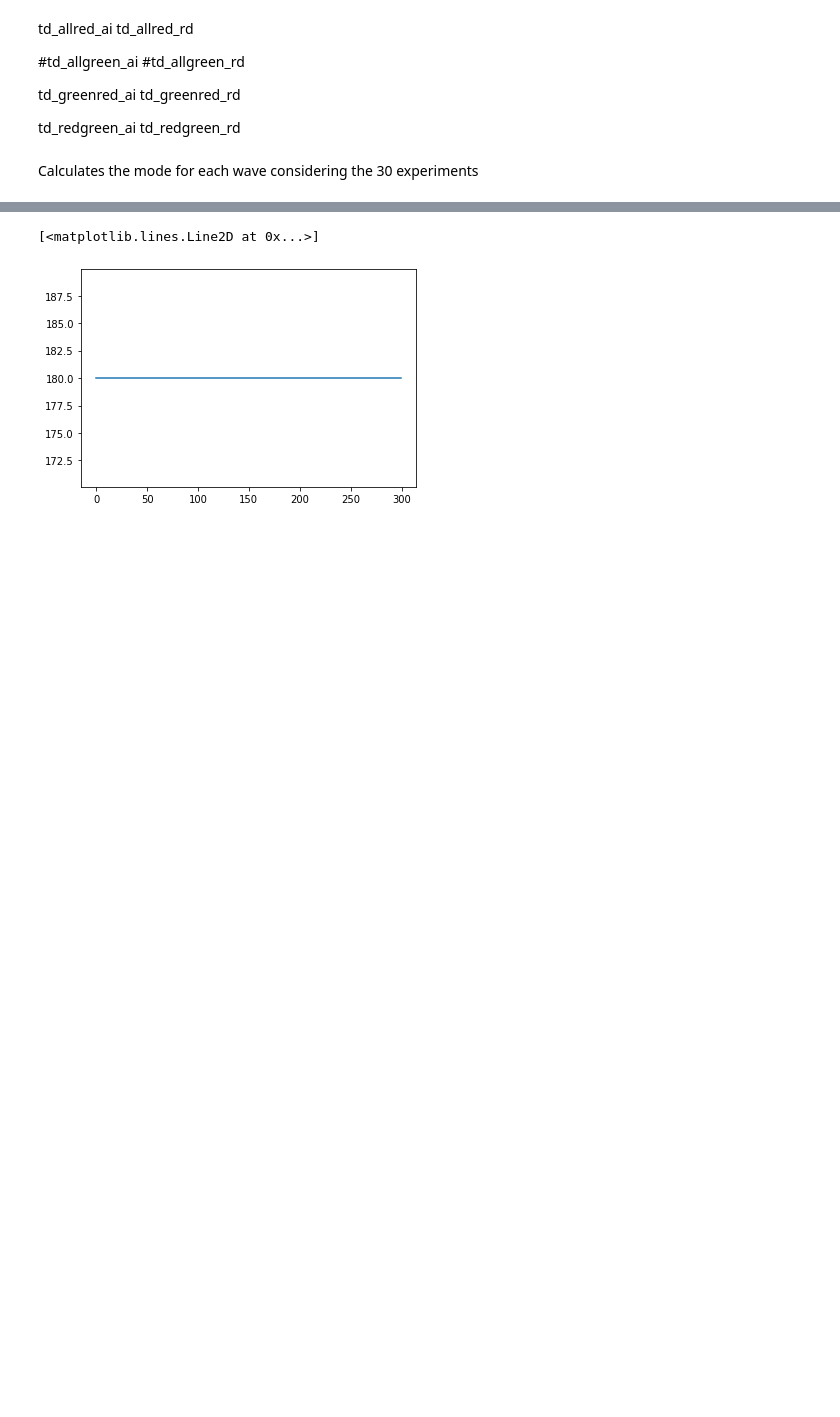
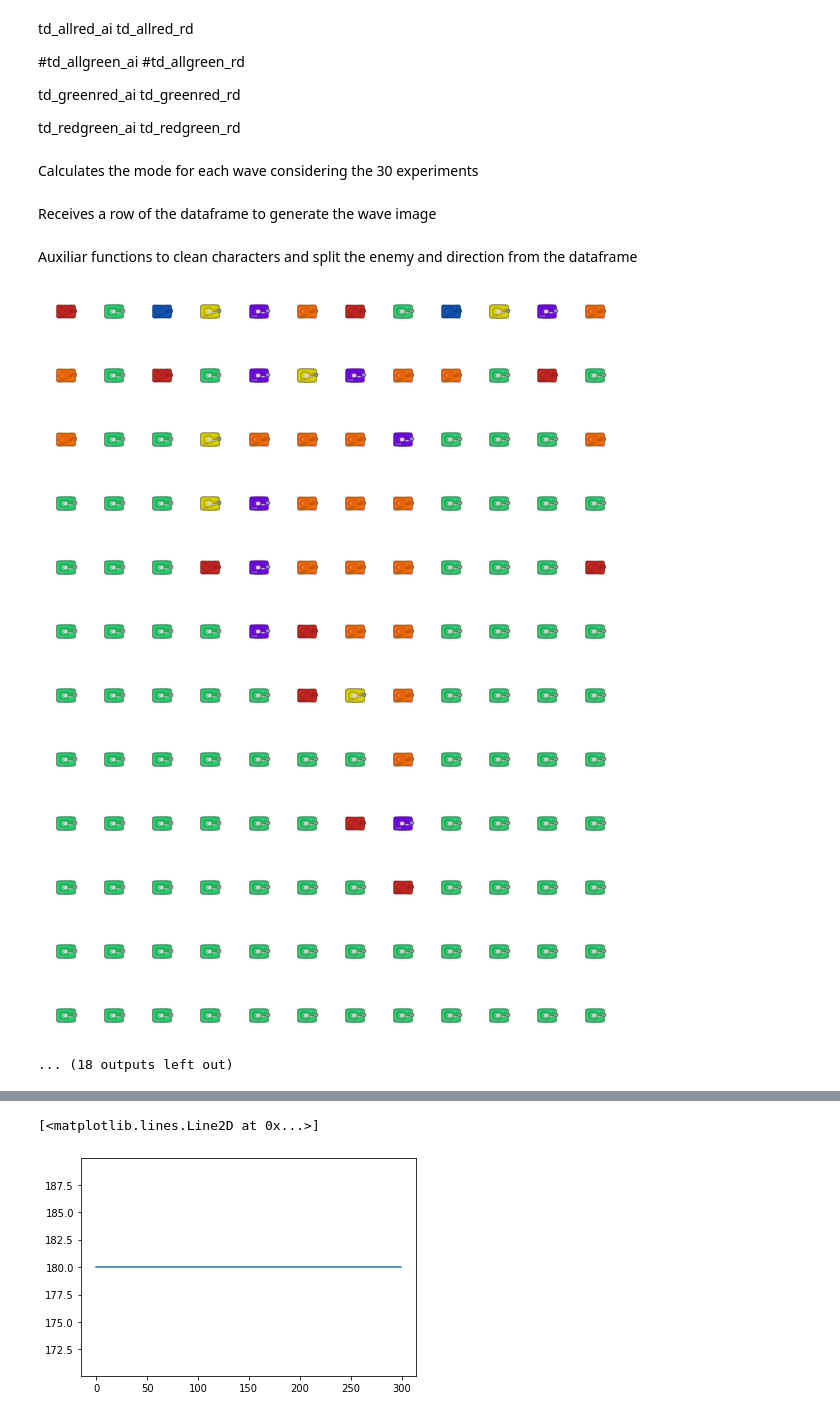
Before and after one commit to raktanaka/tcc-results, a Jupyter notebook: analysis.ipynb, the cells around one changed output, grey strips where cells are left out. Saved outputs shown, nothing was run; the diff lists cells and outputs as text; code cells hidden in the pictures; blank space fills up the shorter version.

Commit message:
Added enemy sprites, notebook can plot the enemy waves with images

```diff
--- a/analysis.ipynb
+++ b/analysis.ipynb
@@ -47,14 +49,14 @@ def GetFileData(filepath):
   else:
     return(df.iloc[:900])
 # %%
-td_allred_ai_file = 'tccTD/AllRed - AI.txt'
-td_allred_rd_file = 'tccTD/AllRed - Random.txt'
+td_allred_ai_file = os.path.join('tccTD', 'AllRed - AI.txt')
+td_allred_rd_file = os.path.join('tccTD', 'AllRed - Random.txt')
 
-#td_allgreen_ai_file = 'tccTD/AllGreen - AI.txt'
-#td_allgreen_rd_file = 'tccTD/AllGreen - Random.txt'
+#td_allgreen_ai_file = os.path.join('tccTD', 'AllGreen - AI.txt')
+#td_allgreen_rd_file = os.path.join('tccTD', 'AllGreen - Random.txt')
 
-td_greenred_ai_file = 'tccTD/GreenRed - AI.txt'
-td_greenred_rd_file = 'tccTD/GreenRed - Random.txt'
+td_greenred_ai_file = os.path.join('tccTD', 'GreenRed - AI.txt')
+td_greenred_rd_file = os.path.join('tccTD', 'GreenRed - Random.txt')
 
-td_redgreen_ai_file = 'tccTD/RedGreen - AI.txt'
-td_redgreen_rd_file = 'tccTD/RedGreen - Random.txt'
+td_redgreen_ai_file = os.path.join('tccTD', 'RedGreen - AI.txt')
+td_redgreen_rd_file = os.path.join('tccTD', 'RedGreen - Random.txt')
@@ -139,0 +176,23 @@ test = CalcMode(td_allred_ai)
+# %% [markdown]
+Receives a row of the dataframe to generate the wave image
+# %%
+def ImageWave(df_row):
+    n_col = (df_row.shape[0])
+
+    enemy_list, direction_list = ListEnemies(df_row)
+    if n_col < 12:
+        img_dpi = 75
+    else:
+        img_dpi = 150
+
+    fig = plt.figure(dpi=img_dpi, tight_layout=True)
+    fig.set_size_inches(4, 24, forward=True)
+    ax = np.zeros(n_col, dtype=object)
+    gs = fig.add_gridspec(1, n_col, height_ratios=[1])
+    for i in range(n_col):
+        ax[i] = fig.add_subplot(gs[0, i])
+        plt.axis('off')
+        img, dir = GetImage(enemy_list[i], direction_list[i])
+        ax[i].imshow(img)
+# %% [markdown]
+Auxiliar functions to clean characters and split the enemy and direction from the dataframe
@@ -139,0 +264,18 @@ test = CalcMode(td_allred_ai)
+# %%
+td_greenred_ai_mode = CalcMode(td_greenred_ai)
+for i in range(td_greenred_ai_mode.shape[0]):
+    ImageWave(td_greenred_ai_mode.iloc[i, 1:-1])
+# %% [output]
+[figure, added]
+[figure, added]
+[figure, added]
+[figure, added]
+[figure, added]
+[figure, added]
+[figure, added]
+[figure, added]
+[figure, added]
+[figure, added]
+[figure, added]
+[figure, added]
+... (18 outputs left out)
```
Also changed, not shown: parts of 8 cells of this notebook, 13 other files.
